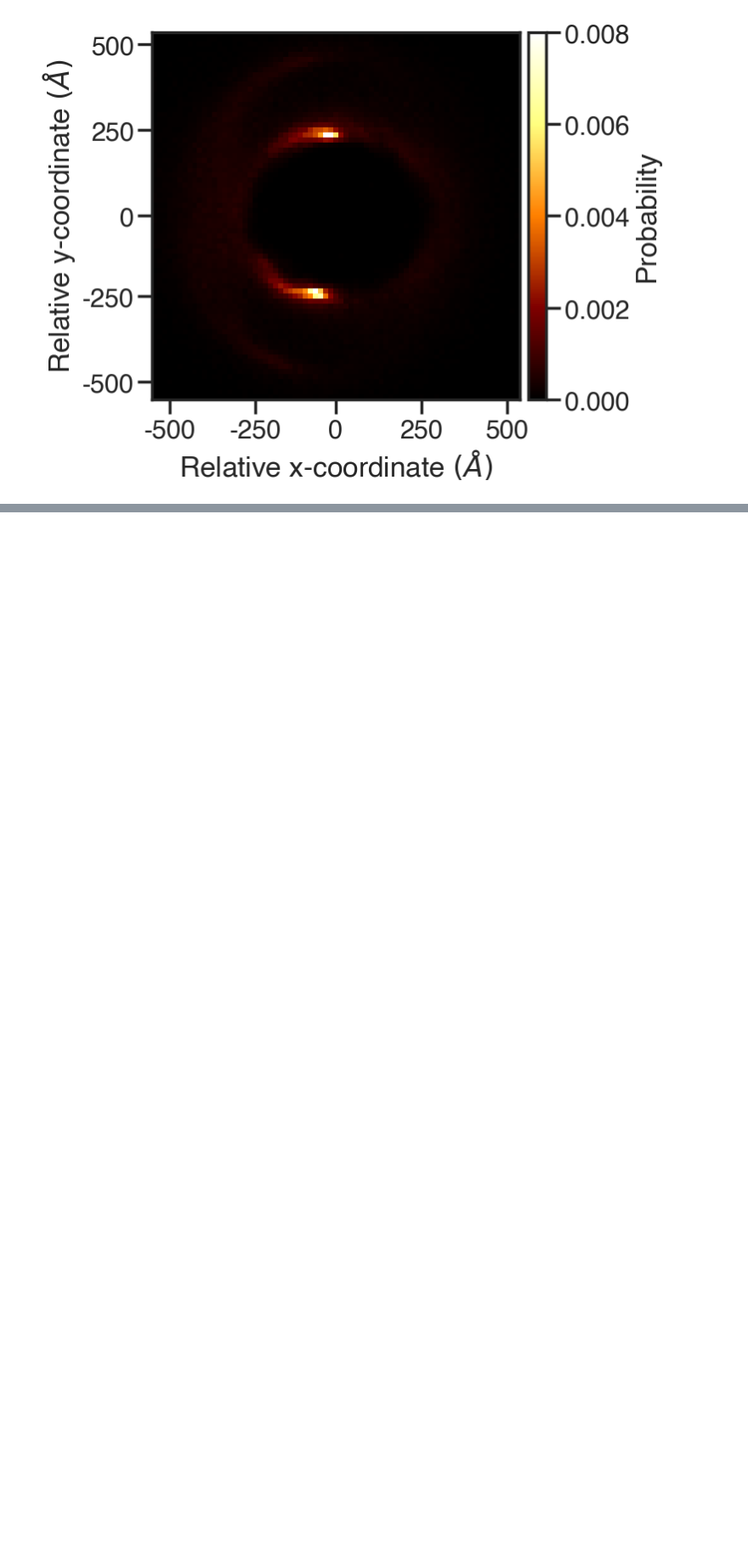
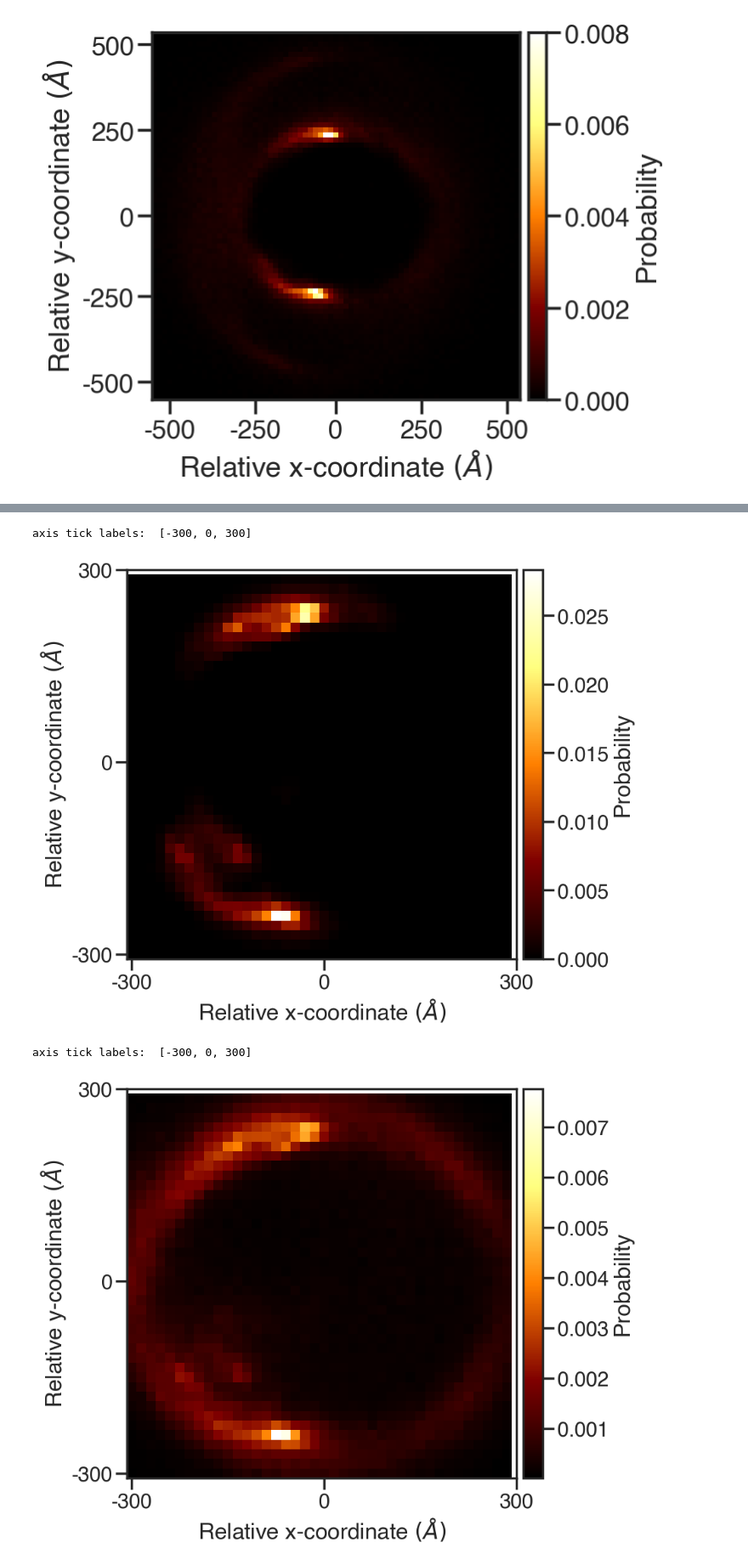
Before and after one commit to McHaillet/polysome-stats, a Jupyter notebook: polysomes/example.ipynb, the cells around one changed output, grey strips where cells are left out. Shown: that part at 85% size. Drawn from its saved outputs; the diff is of its cells as text; code cells hidden in the pictures; blank space fills up the shorter version.

Commit message:
updated the leading/trailing detection with the pd dataframe

```diff
--- a/polysomes/example.ipynb
+++ b/polysomes/example.ipynb
@@ -320,0 +345,22 @@ write('../data/results/3dhist_WT_mask_trailing.mrc', ((trailing1 + trailing2 > 0
+# %%
+leading_mask, _ = read('../data/results/3dhist_WT_mask_leading.mrc')
+trailing_mask, _ = read('../data/results/3dhist_WT_mask_trailing.mrc')
+# these bounds are the same for all the masks
+mask_bounds = (np.load('../data/results/3dhist_WT_membrane_mask_x.npy'),
+               np.load('../data/results/3dhist_WT_membrane_mask_y.npy'),
+               np.load('../data/results/3dhist_WT_membrane_mask_z.npy'))
+
+# TODO test should be replaced with df_wt
+test, poly, non_poly = find_leading_trailing(df_wt, trailing_mask, leading_mask, mask_bounds, neighbourhood=4,
+                             plane_norm=[0.25, 0.40, 0.88])
+# %%
+# plot to confirm we selected the right ones
+density_plot(poly, (-300, 300), 15, (8, 8), probability=True)
+plt.show()
+density_plot(non_poly, (-300, 300), 15, (8, 8), probability=True)
+plt.show()
+# %% [output]
+axis tick labels:  [-300, 0, 300]
+[figure, added]
+axis tick labels:  [-300, 0, 300]
+[figure, added]
```
Also changed, not shown: parts of 35 cells of this notebook, 1 other file.
